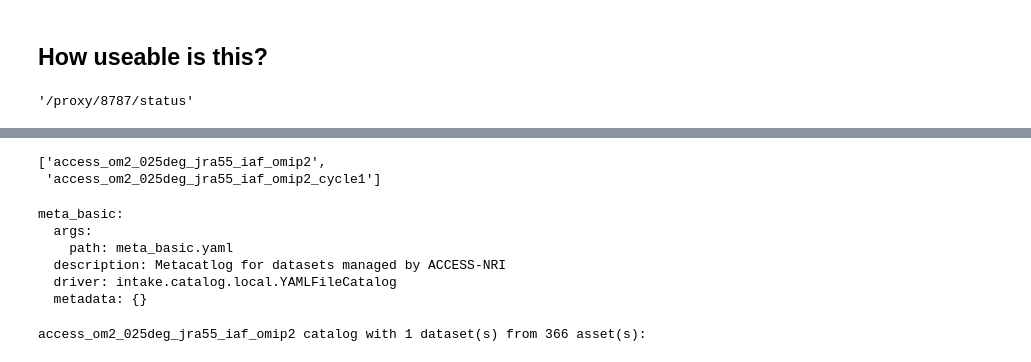
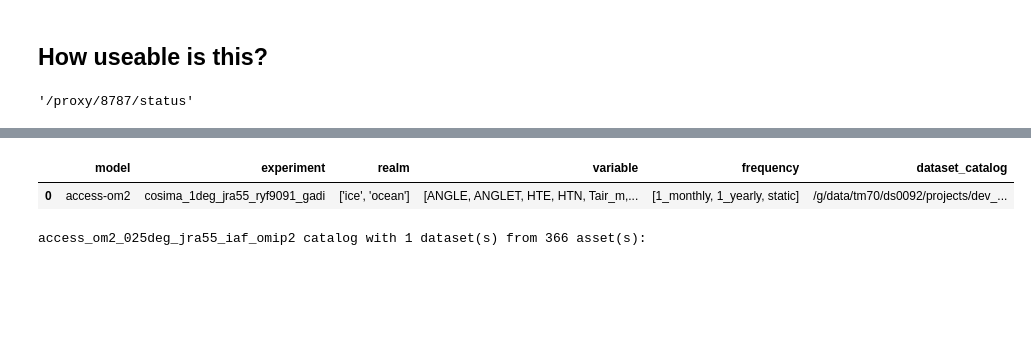
Before and after one commit to ACCESS-NRI/dev_data_querying, a Jupyter notebook: cosima_intake/intake_dbdb/dbdb.ipynb, the cells around one changed output, grey strips where cells are left out. Cells and saved outputs as stored; diff of their text form; code cells hidden in the pictures; blank space fills up the shorter version.

```diff
--- a/cosima_intake/intake_dbdb/dbdb.ipynb
+++ b/cosima_intake/intake_dbdb/dbdb.ipynb
@@ -45,15 +83,5 @@ client.dashboard_link
 # %%
-cat_meta = intake.open_catalog("meta_basic.yaml")
-list(cat_meta)
+meta_cat.df
 # %% [output]
-['access_om2_025deg_jra55_iaf_omip2',
- 'access_om2_025deg_jra55_iaf_omip2_cycle1']
+|  | model | experiment | realm | variable | frequency | dataset_catalog |
+| 0 | access-om2 | cosima_1deg_jra55_ryf9091_gadi | ['ice', 'ocean'] | [ANGLE, ANGLET, HTE, HTN, Tair_m,... | [1_monthly, 1_yearly, static] | /g/data/tm70/ds0092/projects/dev_... |
-# %%
-cat_meta
-# %% [output]
-meta_basic:
-  args:
-    path: meta_basic.yaml
-  description: Metacatlog for datasets managed by ACCESS-NRI
-  driver: intake.catalog.local.YAMLFileCatalog
-  metadata: {}
```
Also changed, not shown: parts of 14 cells of this notebook, 7 other files.
